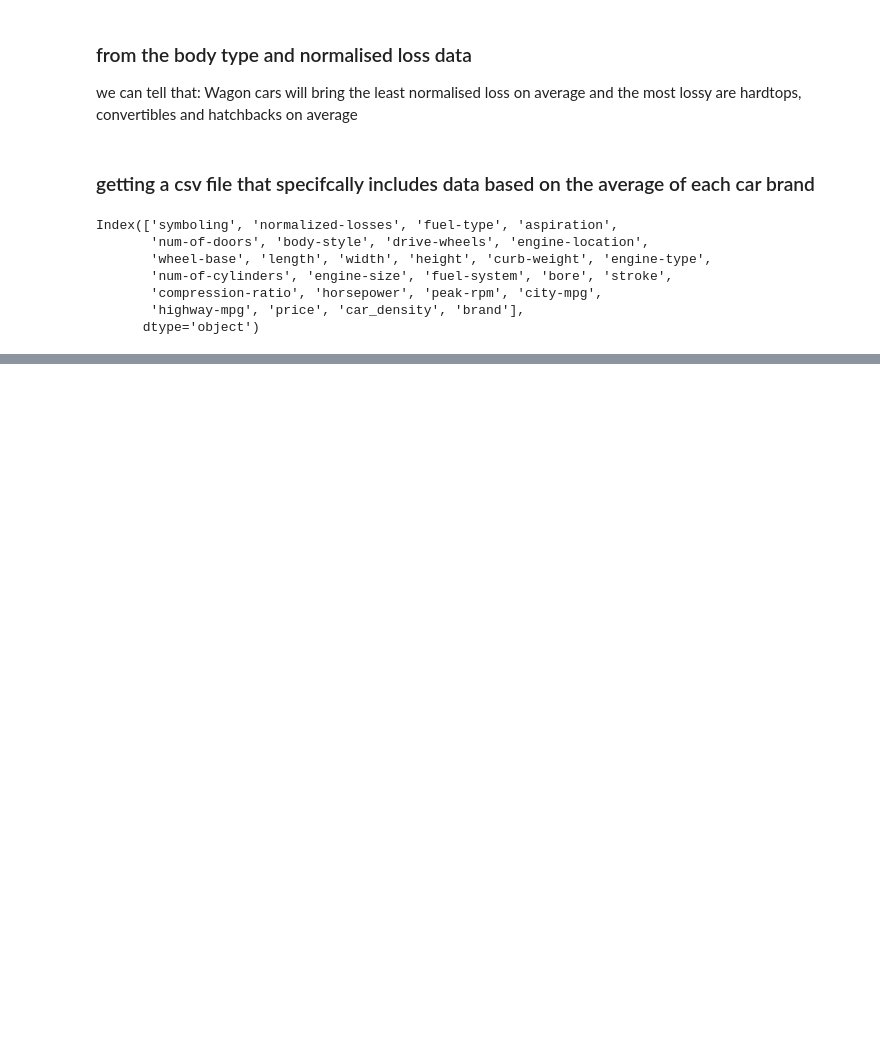
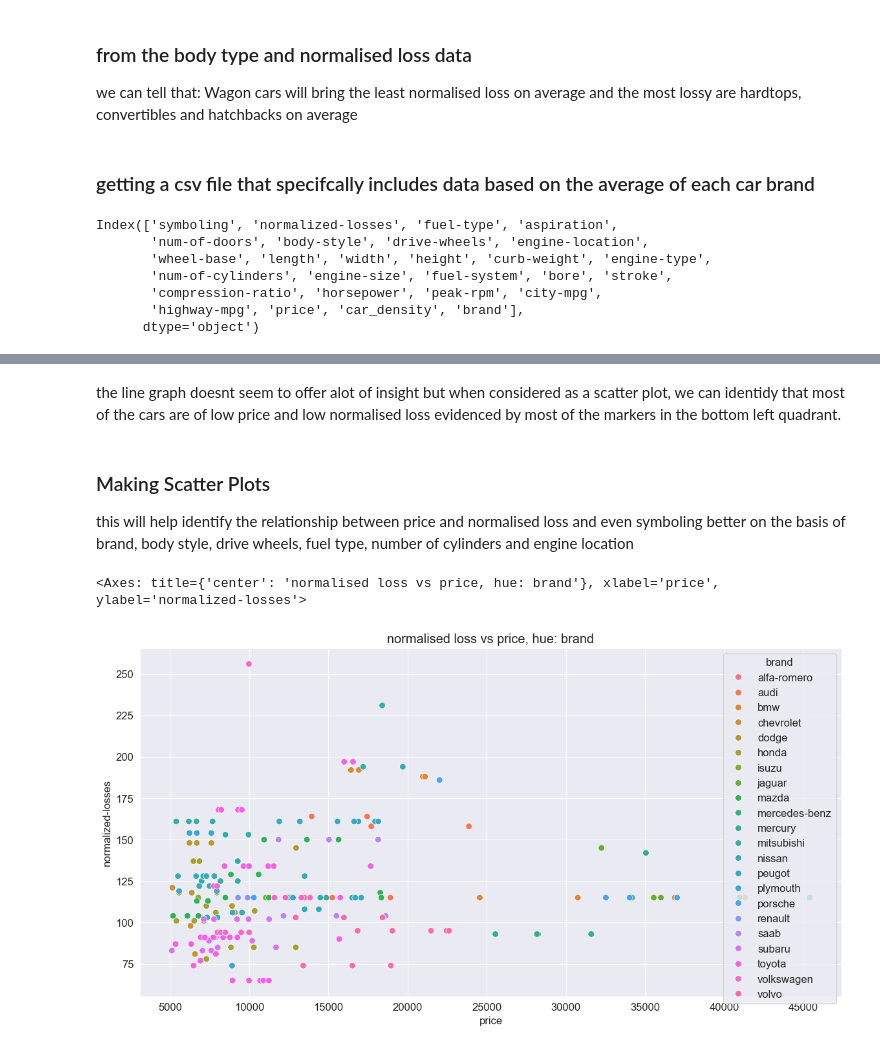
Before and after one commit to kasuleBS/automobile_analysis, a Jupyter notebook: analysis_file.ipynb, the cells around one changed output, grey strips where cells are left out. Cells and saved outputs as stored; diff of their text form; code cells hidden in the pictures; blank space fills up the shorter version.

```diff
--- a/analysis_file.ipynb
+++ b/analysis_file.ipynb
@@ -1061,0 +1139,13 @@ automobile_df.to_csv('updated_automobile_data.csv', index=None)
+# %% [markdown]
+the line graph doesnt seem to offer alot of insight but when considered as a scatter plot, we can identidy that most of the cars are of low price and low normalised loss evidenced by most of the markers in the bottom left quadrant.
+# %% [markdown]
+### Making Scatter Plots
+
+this will help identify the relationship between price and normalised loss and even symboling better on the basis of brand, body style, drive wheels, fuel type, number of cylinders and engine location
+# %%
+plt.figure(figsize=(14,7))
+plt.title('normalised loss vs price, hue: brand')
+sns.scatterplot(x='price',y='normalized-losses', hue='brand',s=50,data=automobile_df)
+# %% [output]
+<Axes: title={'center': 'normalised loss vs price, hue: brand'}, xlabel='price', ylabel='normalized-losses'>
+[figure, added]
```
Also changed, not shown: parts of 31 cells of this notebook.
